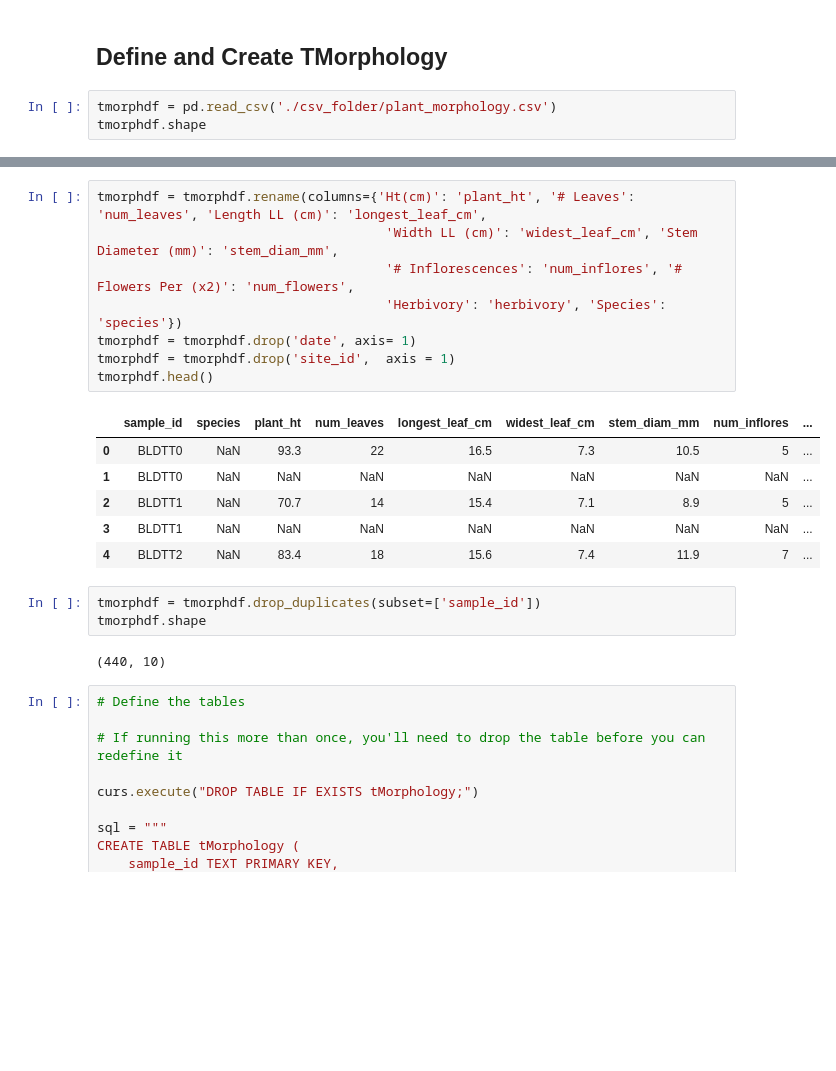
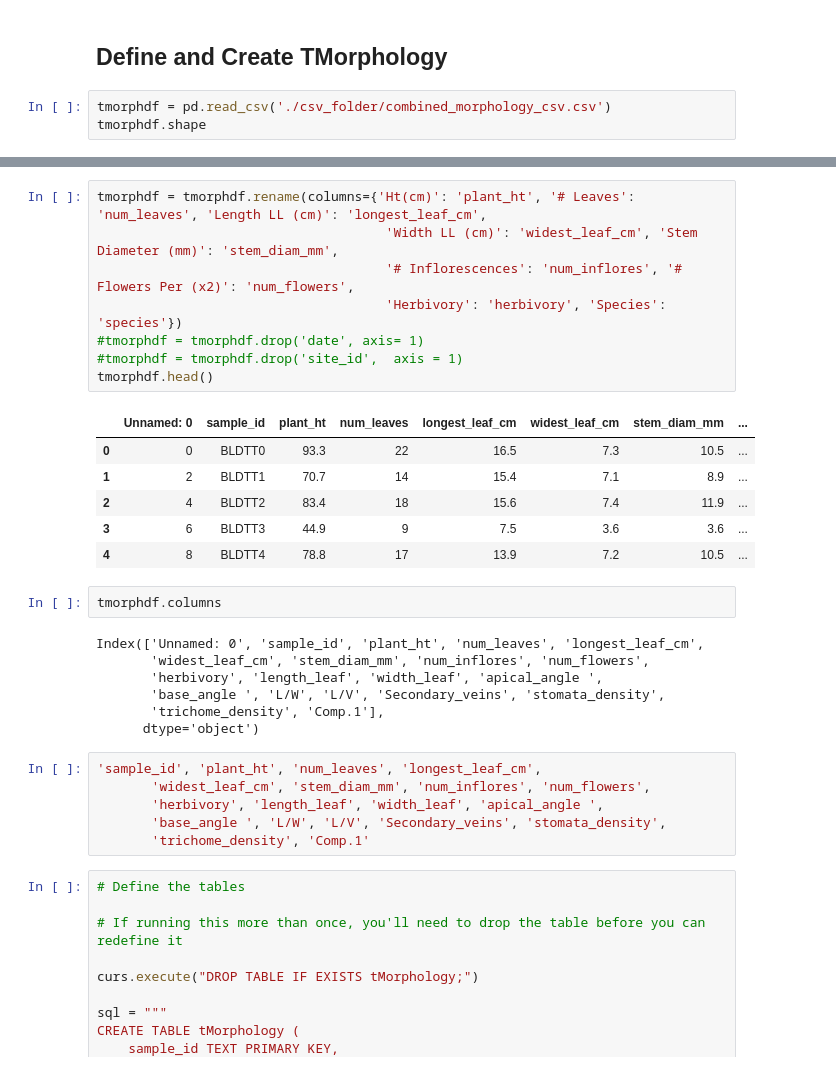
Before and after one commit to chdorgeix1/research_project, a Jupyter notebook: sql_db/real_database.ipynb, the cells around one changed output, grey strips where cells are left out. Cells and saved outputs as stored; diff of their text form; blank space fills up the shorter version.

Commit message:
Added additional stipulations to compiled morph csv

```diff
--- a/sql_db/real_database.ipynb
+++ b/sql_db/real_database.ipynb
@@ -94,6 +94,6 @@ pd.read_sql("SELECT * FROM tSample;", conn)
 # %% [markdown]
 ## Define and Create TMorphology
 # %%
-tmorphdf = pd.read_csv('./csv_folder/plant_morphology.csv')
+tmorphdf = pd.read_csv('./csv_folder/combined_morphology_csv.csv')
 tmorphdf.shape
 # %% [output]
@@ -101,23 +110,33 @@ tmorphdf.shape
 # %%
 tmorphdf = tmorphdf.rename(columns={'Ht(cm)': 'plant_ht', '# Leaves': 'num_leaves', 'Length LL (cm)': 'longest_leaf_cm',
                                      'Width LL (cm)': 'widest_leaf_cm', 'Stem Diameter (mm)': 'stem_diam_mm',
                                      '# Inflorescences': 'num_inflores', '# Flowers Per (x2)': 'num_flowers',
                                      'Herbivory': 'herbivory', 'Species': 'species'})
-tmorphdf = tmorphdf.drop('date', axis= 1)
-tmorphdf = tmorphdf.drop('site_id',  axis = 1)
+#tmorphdf = tmorphdf.drop('date', axis= 1)
+#tmorphdf = tmorphdf.drop('site_id',  axis = 1)
 tmorphdf.head()
 # %% [output]
-|  | sample_id | species | plant_ht | num_leaves | longest_leaf_cm | widest_leaf_cm | stem_diam_mm | num_inflores | ... |
-| 0 | BLDTT0 | NaN | 93.3 | 22 | 16.5 | 7.3 | 10.5 | 5 | ... |
-| 1 | BLDTT0 | NaN | NaN | NaN | NaN | NaN | NaN | NaN | ... |
-| 2 | BLDTT1 | NaN | 70.7 | 14 | 15.4 | 7.1 | 8.9 | 5 | ... |
-| 3 | BLDTT1 | NaN | NaN | NaN | NaN | NaN | NaN | NaN | ... |
-| 4 | BLDTT2 | NaN | 83.4 | 18 | 15.6 | 7.4 | 11.9 | 7 | ... |
+|  | Unnamed: 0 | sample_id | plant_ht | num_leaves | longest_leaf_cm | widest_leaf_cm | stem_diam_mm | ... |
+| 0 | 0 | BLDTT0 | 93.3 | 22 | 16.5 | 7.3 | 10.5 | ... |
+| 1 | 2 | BLDTT1 | 70.7 | 14 | 15.4 | 7.1 | 8.9 | ... |
+| 2 | 4 | BLDTT2 | 83.4 | 18 | 15.6 | 7.4 | 11.9 | ... |
+| 3 | 6 | BLDTT3 | 44.9 | 9 | 7.5 | 3.6 | 3.6 | ... |
+| 4 | 8 | BLDTT4 | 78.8 | 17 | 13.9 | 7.2 | 10.5 | ... |
-# %%
-tmorphdf = tmorphdf.drop_duplicates(subset=['sample_id'])
-tmorphdf.shape
-# %% [output]
-(440, 10)
+# %%
+tmorphdf.columns
+# %% [output]
+Index(['Unnamed: 0', 'sample_id', 'plant_ht', 'num_leaves', 'longest_leaf_cm',
+       'widest_leaf_cm', 'stem_diam_mm', 'num_inflores', 'num_flowers',
+       'herbivory', 'length_leaf', 'width_leaf', 'apical_angle ',
+       'base_angle ', 'L/W', 'L/V', 'Secondary_veins', 'stomata_density',
+       'trichome_density', 'Comp.1'],
+      dtype='object')
+# %%
+'sample_id', 'plant_ht', 'num_leaves', 'longest_leaf_cm',
+       'widest_leaf_cm', 'stem_diam_mm', 'num_inflores', 'num_flowers',
+       'herbivory', 'length_leaf', 'width_leaf', 'apical_angle ',
+       'base_angle ', 'L/W', 'L/V', 'Secondary_veins', 'stomata_density',
+       'trichome_density', 'Comp.1'
 # %%
 # Define the tables
 
```
Also changed, not shown: parts of 2 cells of this notebook, 2 other files.
